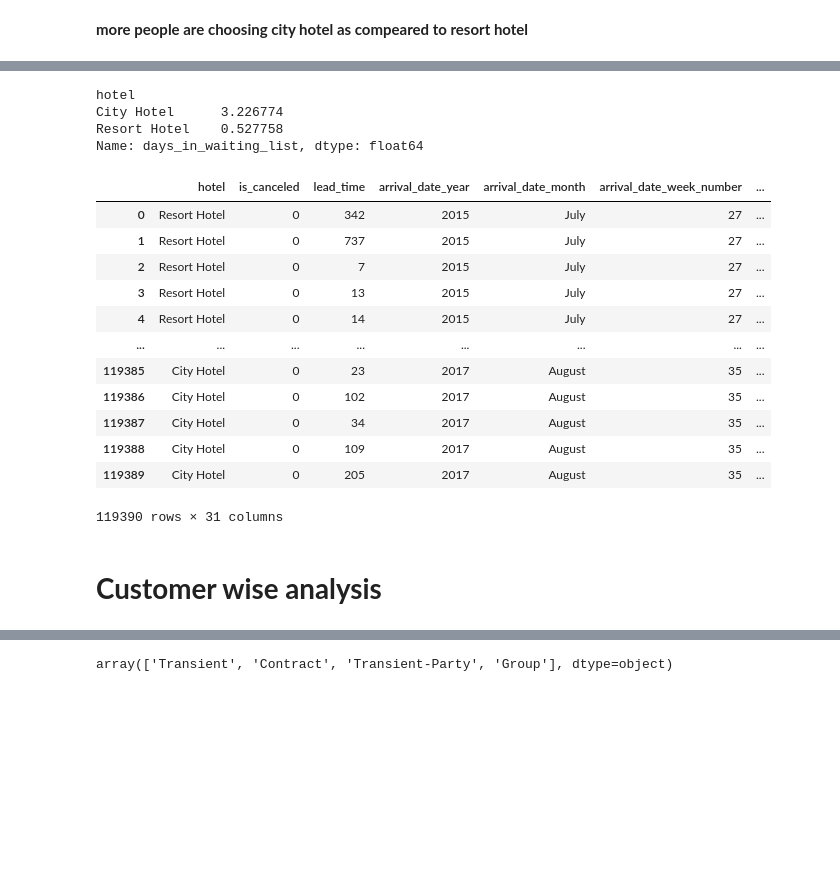
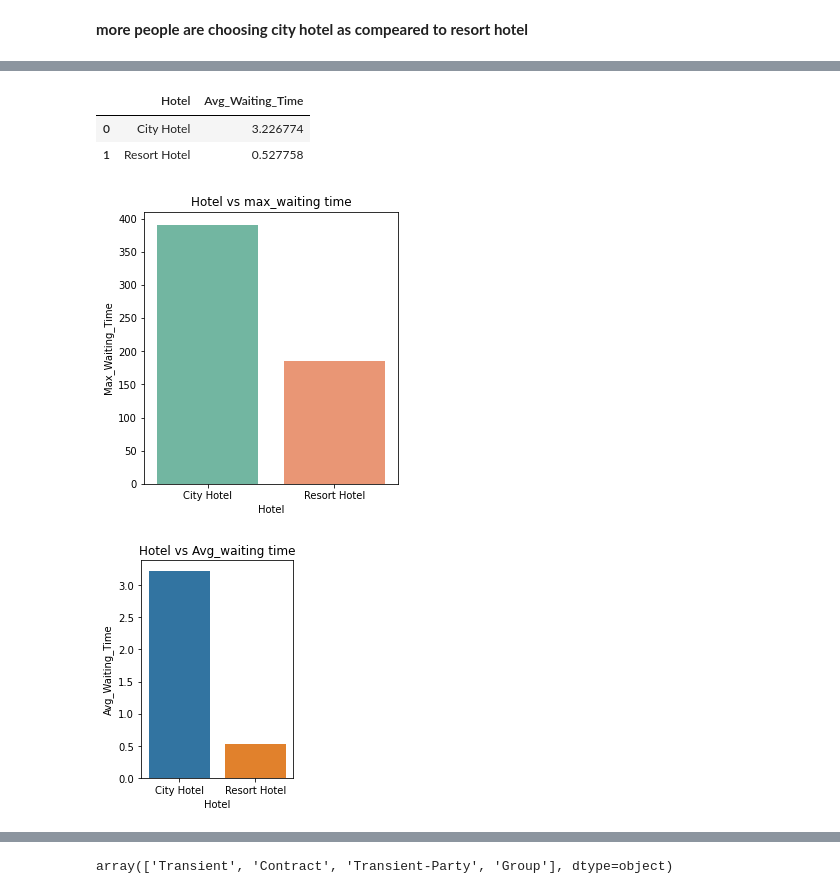
Before and after one commit to AASIFMALIK5101/Hotel-booking-capstone, a Jupyter notebook: Copy_of_Hotel_Booking_Analysis_Capstone_Project.ipynb, the cells around one changed output, grey strips where cells are left out. Saved outputs shown, nothing was run; the diff lists cells and outputs as text; code cells hidden in the pictures; blank space fills up the shorter version.

```diff
--- a/Copy_of_Hotel_Booking_Analysis_Capstone_Project.ipynb
+++ b/Copy_of_Hotel_Booking_Analysis_Capstone_Project.ipynb
@@ -276,2 +376,3 @@ df=hotel_data
 # %%
-waiting_df1=df.groupby("hotel")["days_in_waiting_list"].agg(np.max).reset_index().rename(columns={"days_in_waiting_list":"max_waiting_time"})
+max_waiting_time=hotel_data.groupby("hotel").max()["days_in_waiting_list"].reset_index()
+max_waiting_time
@@ -297,0 +383,2 @@ plt.show()
+# %%
+max_waiting_time.columns=["Hotel","Max_Waiting_Time"]
@@ -298,27 +391,23 @@ plt.show()
 # %%
-t=df.groupby("hotel").mean()["days_in_waiting_list"]
+avg_waiting_time=hotel_data.groupby("hotel").mean()["days_in_waiting_list"].reset_index()
-# %%
-t
-# %% [output]
-hotel
-City Hotel      3.226774
-Resort Hotel    0.527758
-Name: days_in_waiting_list, dtype: float64
-# %%
-df
-# %% [output]
-|  | hotel | is_canceled | lead_time | arrival_date_year | arrival_date_month | arrival_date_week_number | ... |
-| 0 | Resort Hotel | 0 | 342 | 2015 | July | 27 | ... |
-| 1 | Resort Hotel | 0 | 737 | 2015 | July | 27 | ... |
-| 2 | Resort Hotel | 0 | 7 | 2015 | July | 27 | ... |
-| 3 | Resort Hotel | 0 | 13 | 2015 | July | 27 | ... |
-| 4 | Resort Hotel | 0 | 14 | 2015 | July | 27 | ... |
-| ... | ... | ... | ... | ... | ... | ... | ... |
-| 119385 | City Hotel | 0 | 23 | 2017 | August | 35 | ... |
-| 119386 | City Hotel | 0 | 102 | 2017 | August | 35 | ... |
-| 119387 | City Hotel | 0 | 34 | 2017 | August | 35 | ... |
-| 119388 | City Hotel | 0 | 109 | 2017 | August | 35 | ... |
-| 119389 | City Hotel | 0 | 205 | 2017 | August | 35 | ... |
-119390 rows × 31 columns
-# %% [markdown]
-# **Customer wise analysis**
+# %%
+avg_waiting_time.columns=["Hotel","Avg_Waiting_Time"]
+# %%
+avg_waiting_time
+# %% [output]
+|  | Hotel | Avg_Waiting_Time |
+| 0 | City Hotel | 3.226774 |
+| 1 | Resort Hotel | 0.527758 |
+# %%
+plt.figure(figsize=(10,5))
+plt.subplot(1,2,2)
+sns.barplot(x=max_waiting_time["Hotel"],y=max_waiting_time["Max_Waiting_Time"],palette="Set2")
+plt.title("Hotel vs max_waiting time")
+plt.show()
+plt.subplot(1,2,1)
+sns.barplot(x=avg_waiting_time["Hotel"],y=avg_waiting_time["Avg_Waiting_Time"],palette="tab10")
+plt.title("Hotel vs Avg_waiting time")
+plt.show()
+# %% [output]
+[figure, added]
+[figure, added]
```
Also changed, not shown: parts of 64 cells of this notebook.
